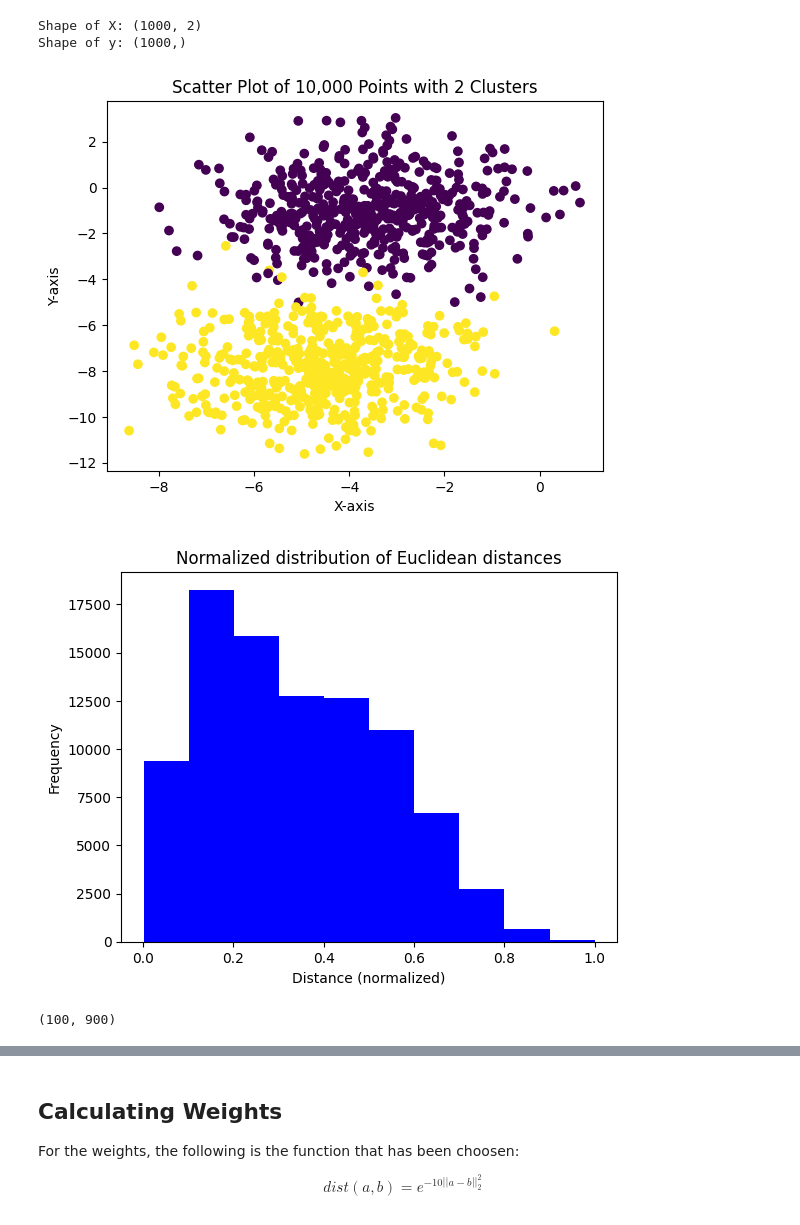
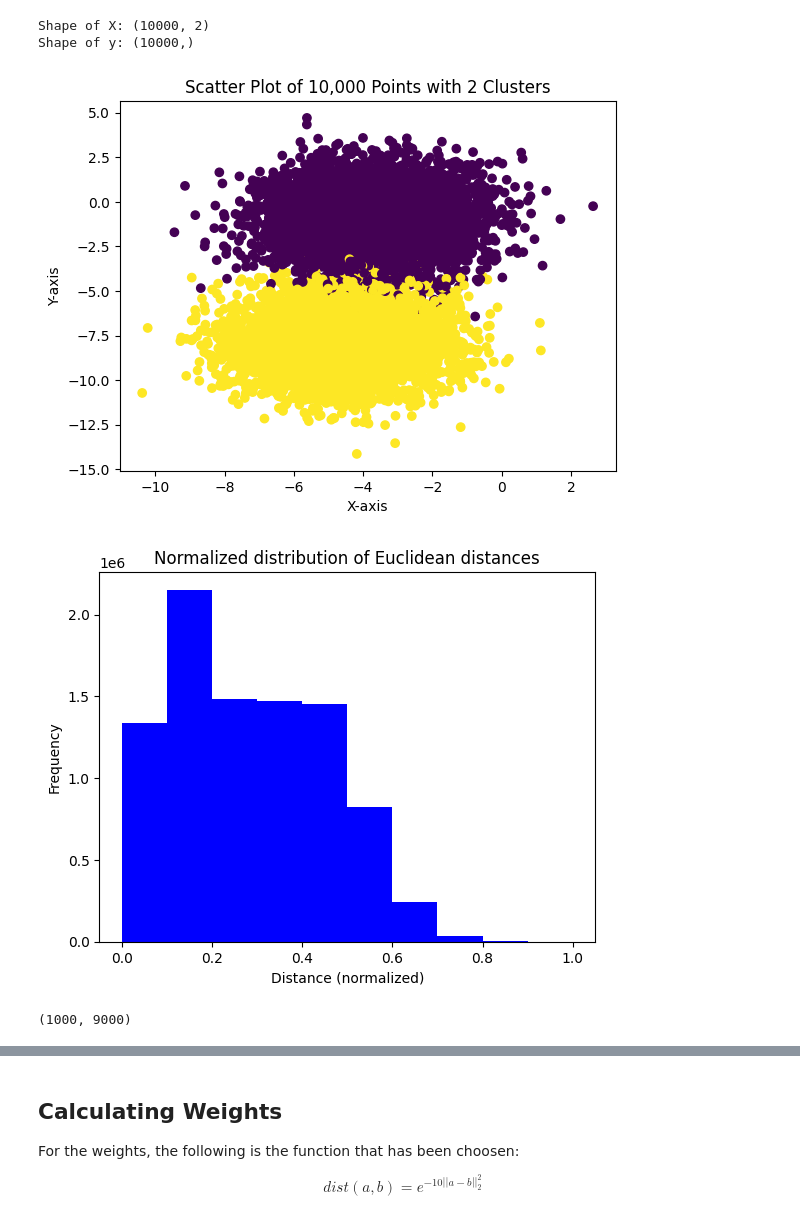
Before and after one commit to RobEngin/Optimization-Gradient-Descent, a Jupyter notebook: Blobs.ipynb, the cells around one changed output, grey strips where cells are left out. Cells and saved outputs as stored; diff of their text form; code cells hidden in the pictures.

```diff
--- a/Blobs.ipynb
+++ b/Blobs.ipynb
@@ -1,40 +1,44 @@
 # %%
 import numpy as np
 import scipy
+import time
 from sklearn.datasets import make_blobs
 from scipy.spatial.distance import cdist
 import matplotlib.pyplot as plt
 
 USE_LIPSCHITZ_CONSTANT = True
 OPTIMIZE_LIPSCHITZ_CONSTANT_FOR_BCGM = False
 OUTPUT_STEP = 0.1
-N_SAMPLES = 1000
+N_SAMPLES = 10000
 PARTITION = int(N_SAMPLES*0.1)
+NUM_ITERS = 60
+EPSILON = 1e-5
 
 # Set random seed for reproducibility
 np.random.seed(420)
 
 # Create dataset with 10,000 points and 2 clusters
 X, y = make_blobs(n_samples=N_SAMPLES, centers=2, cluster_std=1.5)
+y = np.where(y == 0, -1, y)
 
 # Print the shapes of X and y
 print("Shape of X:", X.shape)
 print("Shape of y:", y.shape)
 
 # Create scatter plot
 plt.scatter(X[:, 0], X[:, 1], c=y)
 
 # Add axis labels and title
 plt.xlabel('X-axis')
 plt.ylabel('Y-axis')
 plt.title('Scatter Plot of 10,000 Points with 2 Clusters')
 
 # Show the plot
 plt.show()
 # %% [output]
-Shape of X: (1000, 2)
-Shape of y: (1000,)
+Shape of X: (10000, 2)
+Shape of y: (10000,)
-[figure, old version]
+[figure, new version]
 # %%
 import collections
 
@@ -78,8 +82,8 @@ labeled_dist_matrix = np.array(labeled_distances)
 
 labeled_dist_matrix.shape
 # %% [output]
-[figure, old version]
+[figure, new version]
-(100, 900)
+(1000, 9000)
 # %%
 unlabeled_distances = cdist(unlabeled_X, unlabeled_X)
 
```
Also changed, not shown: parts of 13 cells of this notebook.
